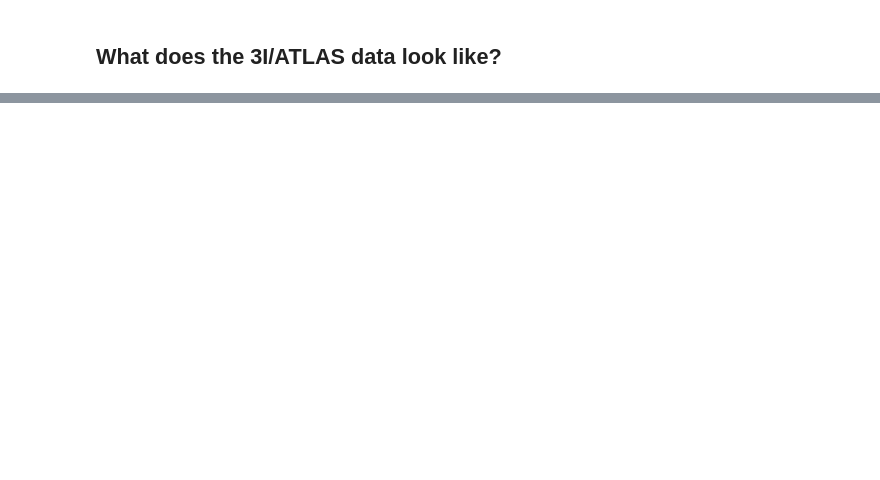
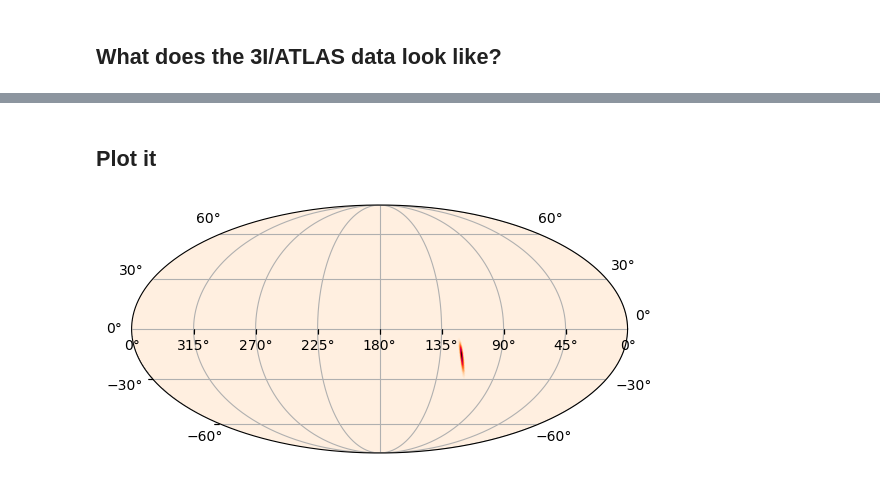
Before and after one commit to seanmacb/LSST-ToO-SchedulerSims, a Jupyter notebook: notebooks/convertToAvro.ipynb, the cells around one changed output, grey strips where cells are left out. Drawn from its saved outputs; the diff is of its cells as text; code cells hidden in the pictures; blank space fills up the shorter version.

```diff
--- a/notebooks/convertToAvro.ipynb
+++ b/notebooks/convertToAvro.ipynb
@@ -137 +101,13 @@ writer = DataFileWriter(open("testAv.avro", "wb"), DatumWriter(), schema)
 writer.close()
+# %% [markdown]
+## Plot it
+# %%
+myMapFlattened = fits.open("../bayestarInjs/mock_simulations/MS250705xge/0_flatten.fits")
+# %%
+ax = plt.axes(projection='astro degrees mollweide')
+ax.imshow_hpx(myMapFlattened[1], cmap='cylon')
+# ax.contour_hpx(myMapFlattened[1],levels=50,nested=True)
+# ax.contour_hpx(myMapFlattened[1],levels=90,nested=True)
+ax.grid()
+# %% [output]
+[figure, added]
```
Also changed, not shown: parts of 32 cells of this notebook, 4 other files.
